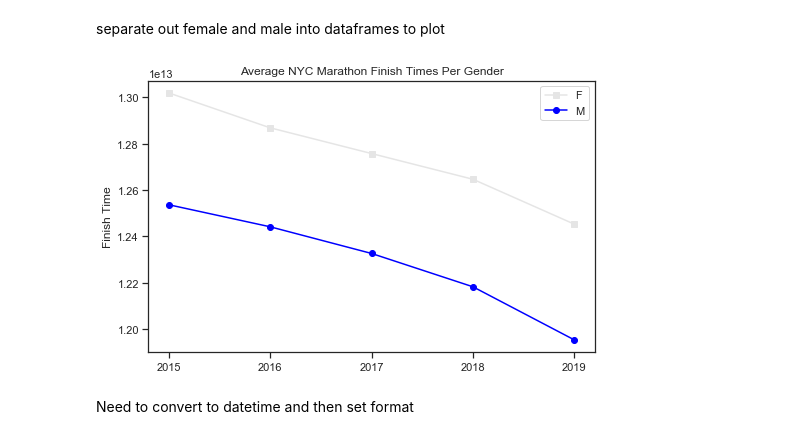
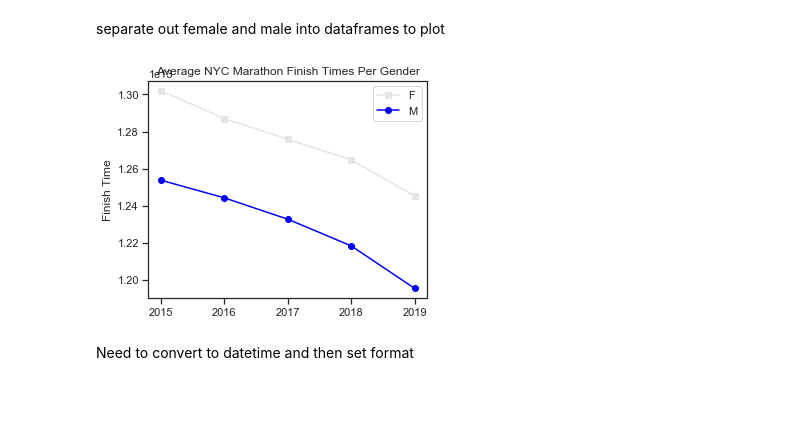
Before and after one commit to nmuldowney/nyc-marathon-capstone, a Jupyter notebook: notebooks/all_marathons_eda.ipynb, the cells around one changed output. Drawn from its saved outputs; the diff is of its cells as text; code cells hidden in the pictures; blank space fills up the shorter version.

```diff
--- a/notebooks/all_marathons_eda.ipynb
+++ b/notebooks/all_marathons_eda.ipynb
@@ -280,14 +237,14 @@ nyc_groupby_gender_female = nyc_groupby_gender.loc[(nyc_groupby_gender['gender']
 nyc_groupby_gender_male = nyc_groupby_gender.loc[(nyc_groupby_gender['gender'] == 'M')].reset_index()
 # %%
 #times not displaying correctly here - see correct graph below
-fig= plt.figure(figsize=(8,5))
+fig= plt.figure(figsize=(5,4))
 plt.plot(nyc_groupby_gender_female['year'],nyc_groupby_gender_female['time'],color='#e5e5e5',label='F',marker='s')
 plt.plot(nyc_groupby_gender_male['year'],nyc_groupby_gender_male['time'],color='blue',label='M',marker='o')
 plt.title('Average NYC Marathon Finish Times Per Gender', fontdict=None, loc='center')
 plt.ylabel('Finish Time')
 plt.legend();
 # %% [output]
-[figure, old version]
+[figure, new version]
 # %% [markdown]
 Need to convert to datetime and then set format
 # %%
```
Also changed, not shown: parts of 13 cells of this notebook, 1 other file.
